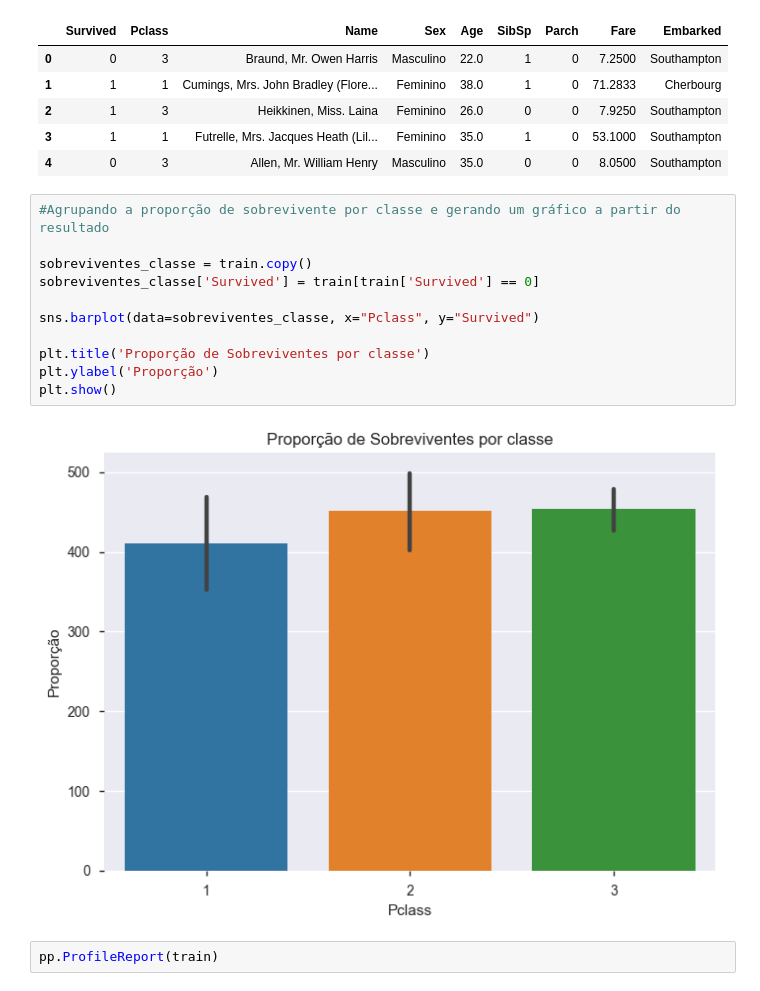
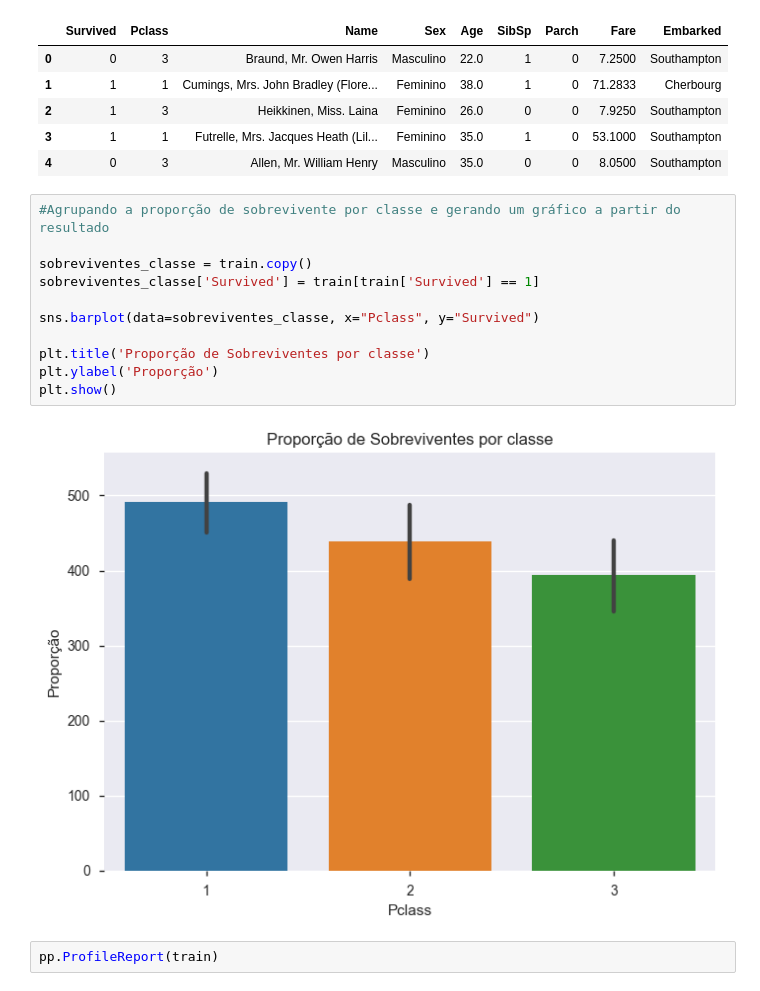
Before and after one commit to silenozlt/Desafio-Titanic, a Jupyter notebook: Titanic.ipynb, the cells around one changed output. Drawn from its saved outputs; the diff is of its cells as text.

```diff
--- a/Titanic.ipynb
+++ b/Titanic.ipynb
@@ -235,16 +235,16 @@ train.head()
 # %%
 #Agrupando a proporção de sobrevivente por classe e gerando um gráfico a partir do resultado
 
 sobreviventes_classe = train.copy()
-sobreviventes_classe['Survived'] = train[train['Survived'] == 0]
+sobreviventes_classe['Survived'] = train[train['Survived'] == 1]
 
 sns.barplot(data=sobreviventes_classe, x="Pclass", y="Survived")
 
 plt.title('Proporção de Sobreviventes por classe')
 plt.ylabel('Proporção')
 plt.show()
 # %% [output]
-[figure, old version]
+[figure, new version]
 # %%
 pp.ProfileReport(train)
 # %% [output]
```
